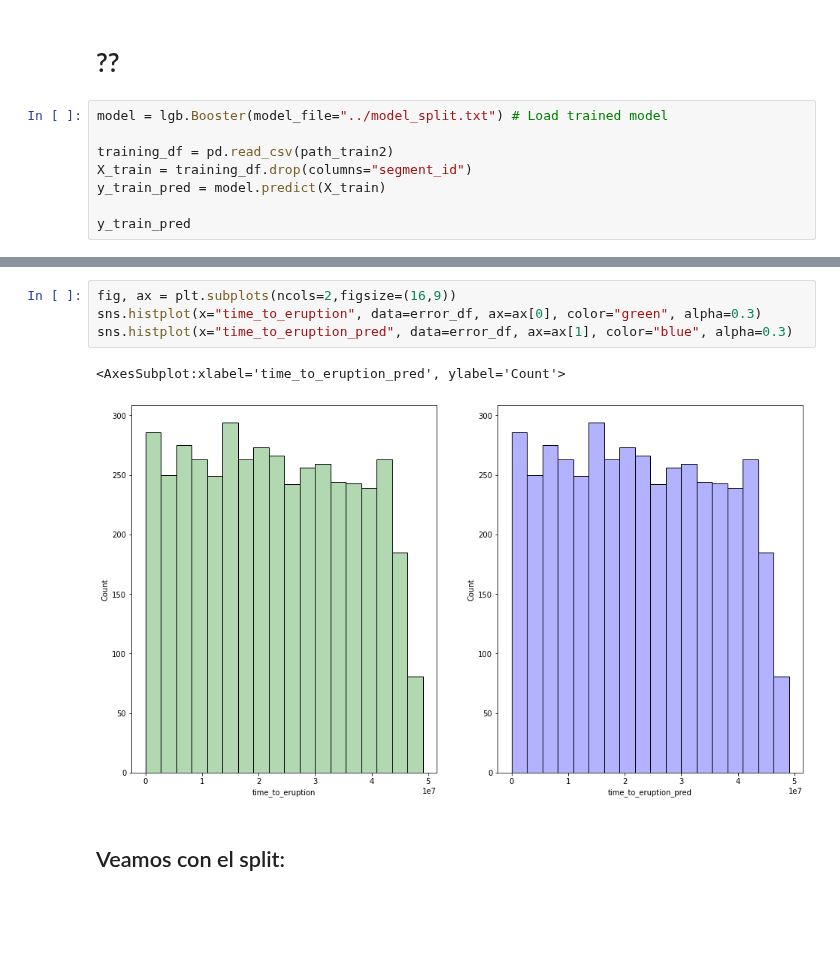
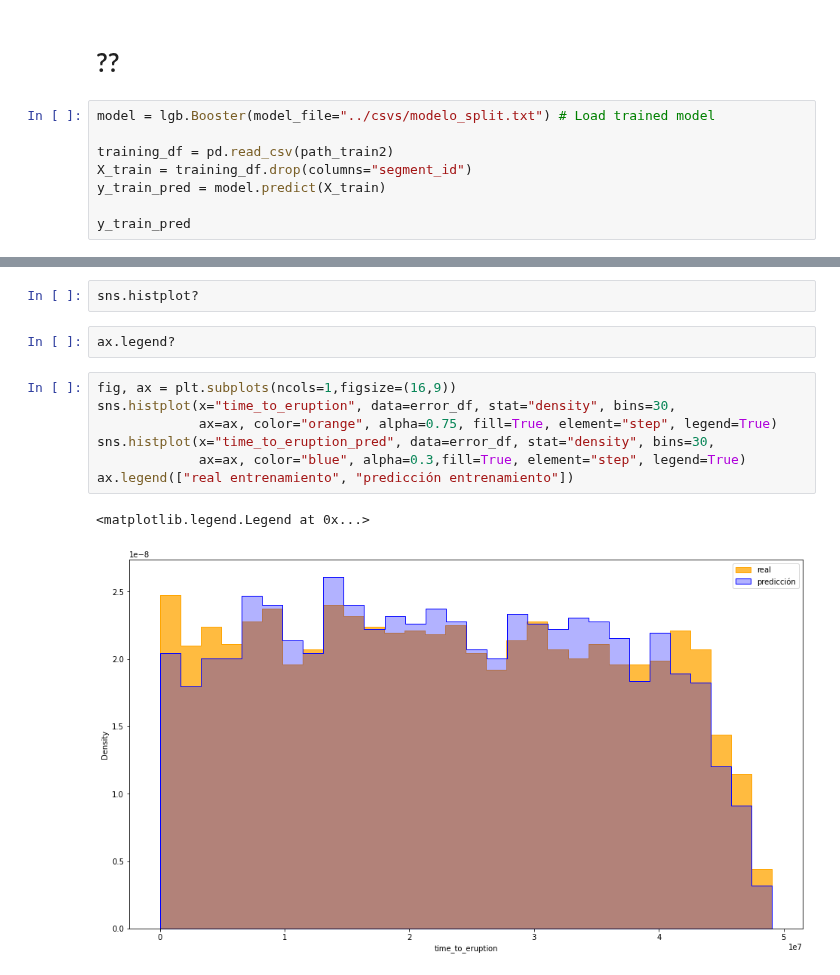
Before and after one commit to DanteBM/PronosticoErupciones, a Jupyter notebook: notebooks/NotebookMaestro.ipynb, the cells around one changed output, grey strips where cells are left out. Cells and saved outputs as stored; diff of their text form; blank space fills up the shorter version.

```diff
--- a/notebooks/NotebookMaestro.ipynb
+++ b/notebooks/NotebookMaestro.ipynb
@@ -1321,7 +1321,7 @@ train_and_get_predictions(lr3, sf3, nl3, mind3, maxd3, iters3, target_path, path
 # %% [markdown]
 # ??
 # %%
-model = lgb.Booster(model_file="../model_split.txt") # Load trained model
+model = lgb.Booster(model_file="../csvs/modelo_split.txt") # Load trained model
 
 training_df = pd.read_csv(path_train2)
 X_train = training_df.drop(columns="segment_id")
@@ -1395,9 +1381,14 @@ sns.violinplot(x="squared_error", data=error_df)
+# %%
+sns.histplot?
+# %%
+ax.legend?
 # %%
-fig, ax = plt.subplots(ncols=2,figsize=(16,9))
-sns.histplot(x="time_to_eruption", data=error_df, ax=ax[0], color="green", alpha=0.3)
-sns.histplot(x="time_to_eruption_pred", data=error_df, ax=ax[1], color="blue", alpha=0.3)
+fig, ax = plt.subplots(ncols=1,figsize=(16,9))
+sns.histplot(x="time_to_eruption", data=error_df, stat="density", bins=30,
+             ax=ax, color="orange", alpha=0.75, fill=True, element="step", legend=True)
+sns.histplot(x="time_to_eruption_pred", data=error_df, stat="density", bins=30,
+             ax=ax, color="blue", alpha=0.3,fill=True, element="step", legend=True)
+ax.legend(["real entrenamiento", "predicción entrenamiento"])
 # %% [output]
-<AxesSubplot:xlabel='time_to_eruption_pred', ylabel='Count'>
+<matplotlib.legend.Legend at 0x...>
-[figure, old version]
+[figure, new version]
-# %% [markdown]
-## Veamos con el split:
```
Also changed, not shown: parts of 11 cells of this notebook.
